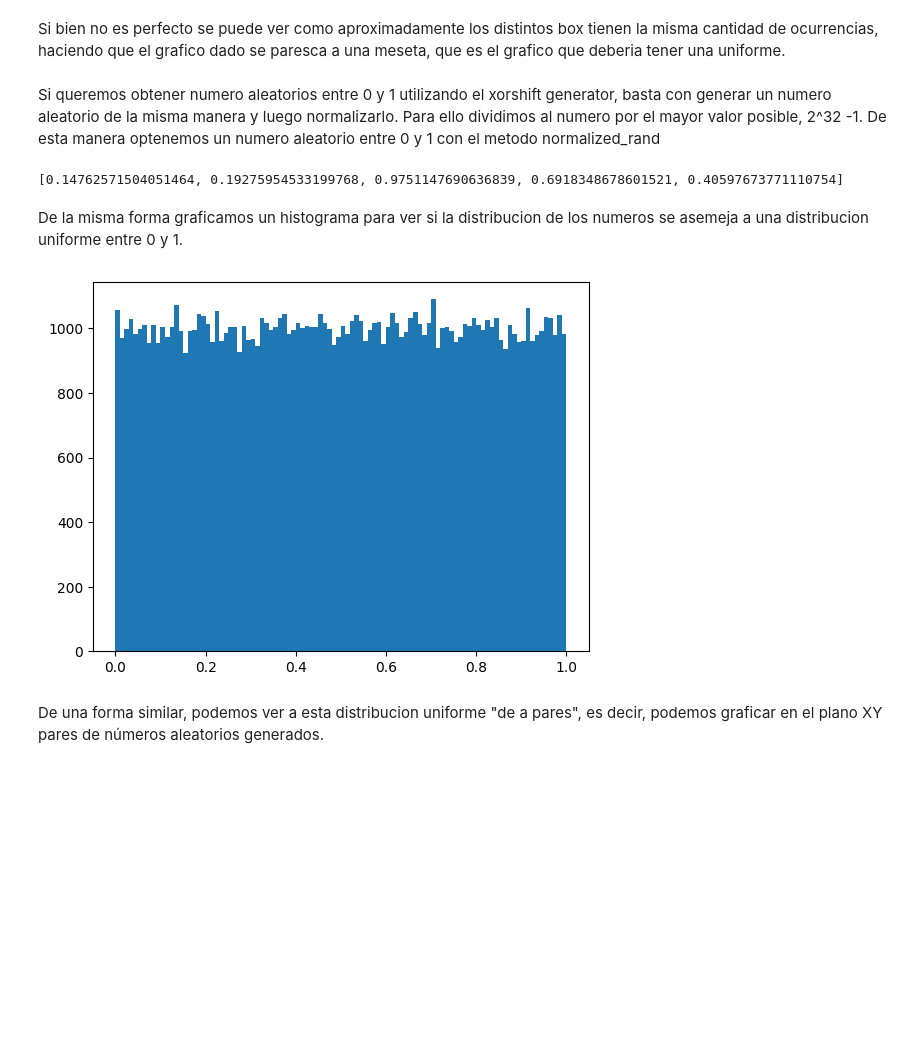
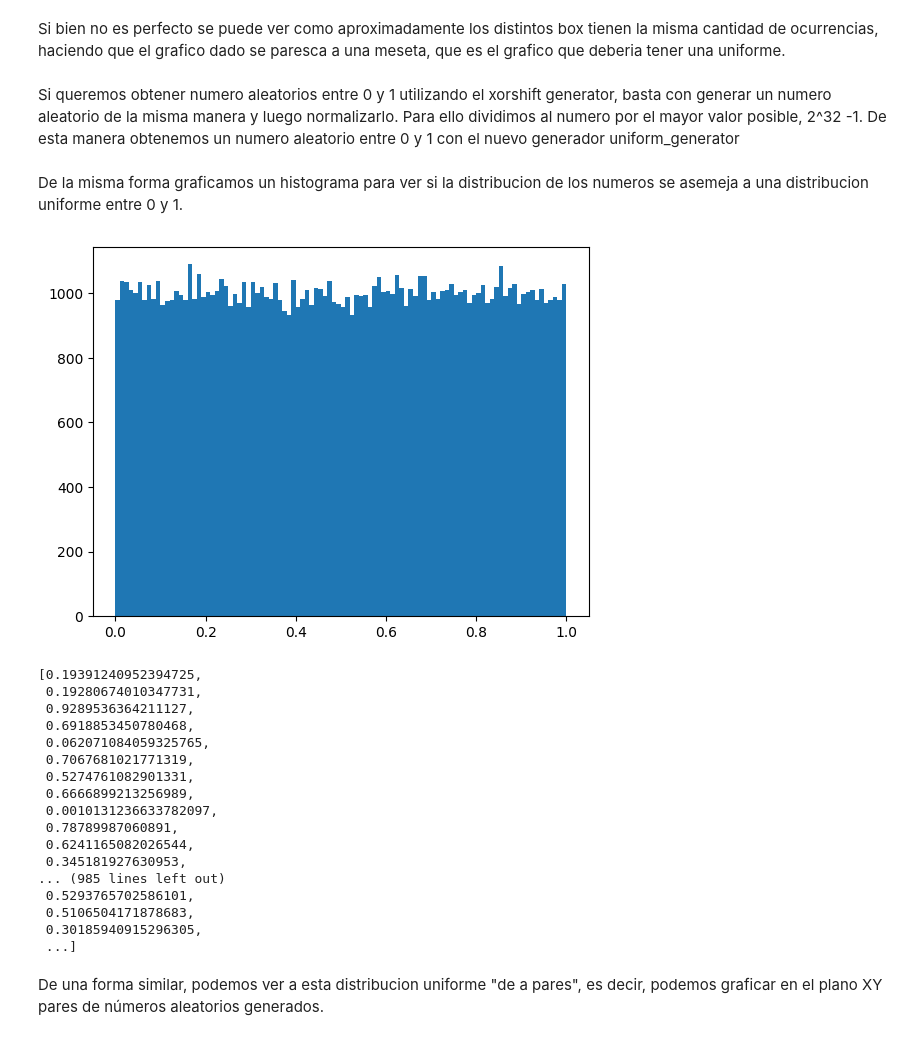
Before and after one commit to Rivejjj/Los-Simuladores, a Jupyter notebook: tp1.ipynb, the cells around one changed output. Saved outputs shown, nothing was run; the diff lists cells and outputs as text; code cells hidden in the pictures; blank space fills up the shorter version.

```diff
--- a/tp1.ipynb
+++ b/tp1.ipynb
@@ -49,0 +54,10 @@ plt.show()
+# %%
+generator = Xorshift_generator(123456789)
+# %%
+def get_random_and_plot(generator, amount, bins):
+
+    rand_numbers = generator.get_n_rand(amount)
+
+    plt.hist(rand_numbers, bins = bins)
+    plt.show()
+    return rand_numbers
@@ -50,11 +85,4 @@ plt.show()
 # %% [markdown]
 Si bien no es perfecto se puede ver como aproximadamente los distintos box tienen la misma cantidad de ocurrencias, haciendo que el grafico dado se paresca a una meseta, que es el grafico que deberia tener una uniforme.
 # %% [markdown]
-Si queremos obtener numero aleatorios entre 0 y 1 utilizando el xorshift generator, basta con generar un numero aleatorio de la misma manera y luego normalizarlo. Para ello dividimos al numero por el mayor valor posible, 2^32 -1. De esta manera optenemos un numero aleatorio entre 0 y 1 con el metodo normalized_rand
+Si queremos obtener numero aleatorios entre 0 y 1 utilizando el xorshift generator, basta con generar un numero aleatorio de la misma manera y luego normalizarlo. Para ello dividimos al numero por el mayor valor posible, 2^32 -1. De esta manera obtenemos un numero aleatorio entre 0 y 1 con el nuevo generador uniform_generator
-# %%
-rand_numbers_normalized = []
-for i in range(100000):
-    rand_numbers_normalized.append(generator.normalized_rand())
-print(rand_numbers_normalized[:5])
-# %% [output]
-[0.14762571504051464, 0.19275954533199768, 0.9751147690636839, 0.6918348678601521, 0.40597673771110754]
@@ -61,10 +91,26 @@ print(rand_numbers_normalized[:5])
 # %% [markdown]
 De la misma forma graficamos un histograma para ver si la distribucion de los numeros se asemeja a una distribucion uniforme entre 0 y 1.
-# %%
-plt.hist(rand_numbers_normalized, bins = 100)
-plt.show()
-# %% [output]
-[figure, removed]
+# %%
+get_random_and_plot(generator_u, 100000, 100)
+# %% [output]
+[figure, added]
+[0.19391240952394725,
+ 0.19280674010347731,
+ 0.9289536364211127,
+ 0.6918853450780468,
+ 0.062071084059325765,
+ 0.7067681021771319,
+ 0.5274761082901331,
+ 0.6666899213256989,
+ 0.0010131236633782097,
+ 0.78789987060891,
+ 0.6241165082026544,
+ 0.345181927630953,
+... (985 lines left out)
+ 0.5293765702586101,
+ 0.5106504171878683,
+ 0.30185940915296305,
+ ...]
 # %% [markdown]
 De una forma similar, podemos ver a esta distribucion uniforme "de a pares", es decir, podemos graficar en el plano XY pares de números aleatorios generados.
 # %%
```
Also changed, not shown: parts of 62 cells of this notebook.
